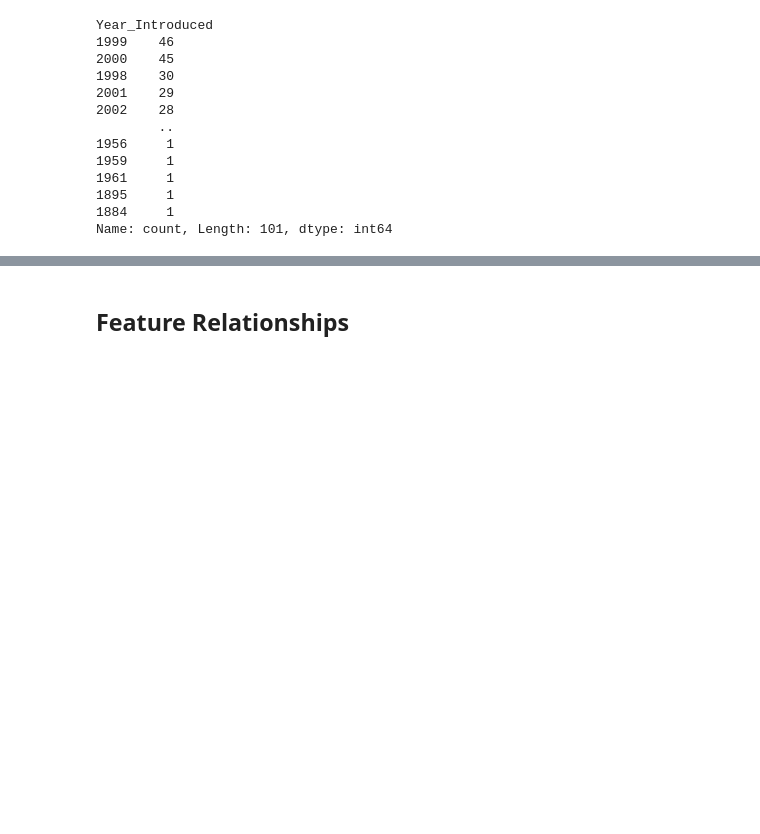
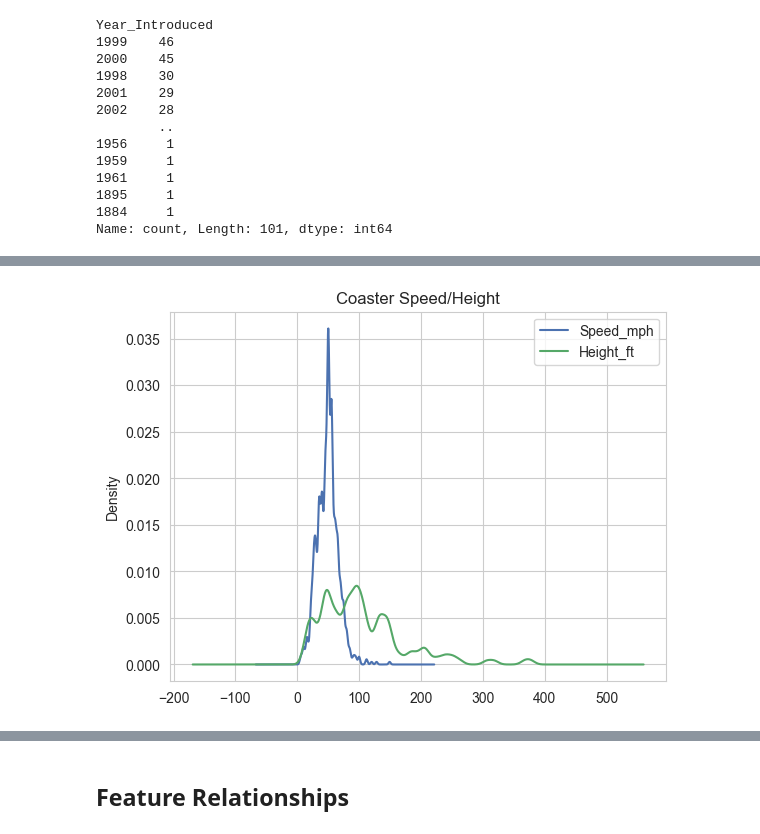
Before and after one commit to jsmid/edu.smid, a Jupyter notebook: rcoster/nb.ipynb, the cells around one changed output, grey strips where cells are left out. Saved outputs shown, nothing was run; the diff lists cells and outputs as text; code cells hidden in the pictures; blank space fills up the shorter version.

```diff
--- a/rcoster/nb.ipynb
+++ b/rcoster/nb.ipynb
@@ -421,0 +434,7 @@ ax = df[['Speed_mph', 'Height_ft']].plot(kind='kde', title='Coaster Speed (mph)'
+# %%
+# bw_method attribute defines the method used to calculate the estimator bandwidth.
+# This can be ‘scott’, ‘silverman’, a scalar constant or a callable. If None (default), ‘scott’ is used.
+# https://docs.scipy.org/doc/scipy/reference/generated/scipy.stats.gaussian_kde.html#scipy.stats.gaussian_kde
+ax = df[['Speed_mph', 'Height_ft']].plot(kind='kde', bw_method=.1, title='Coaster Speed/Height')
+# %% [output]
+[figure, added]
```
Also changed, not shown: parts of 9 cells of this notebook.
